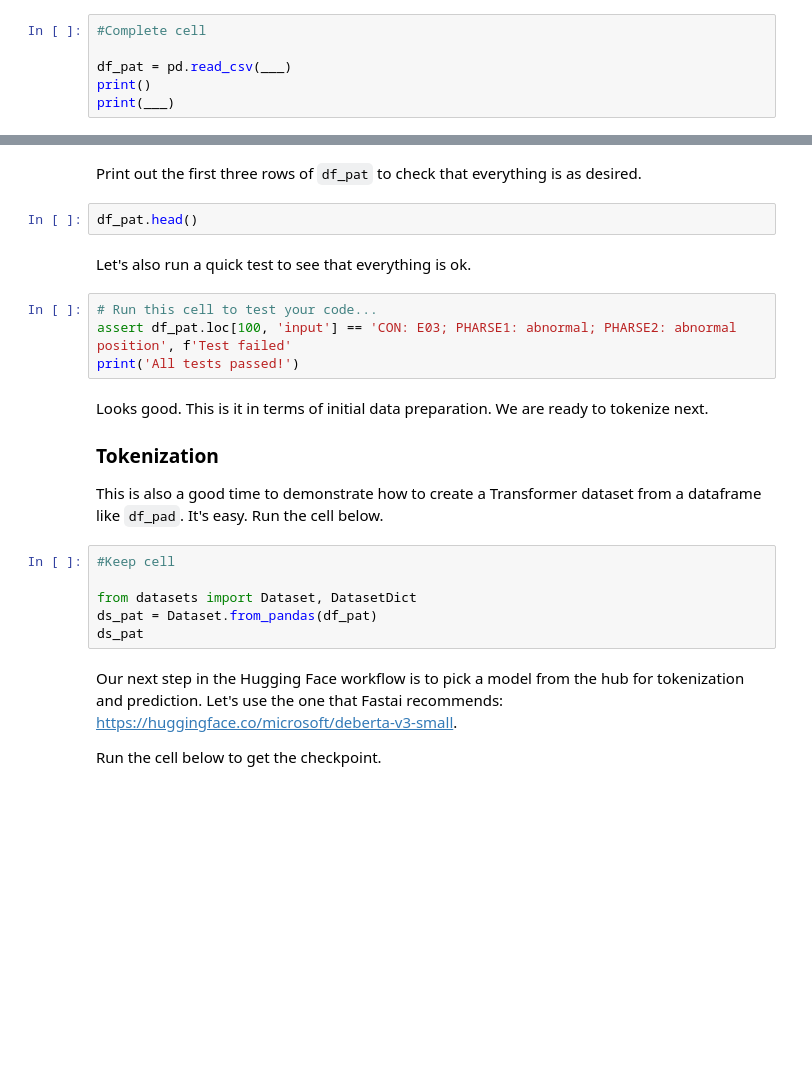
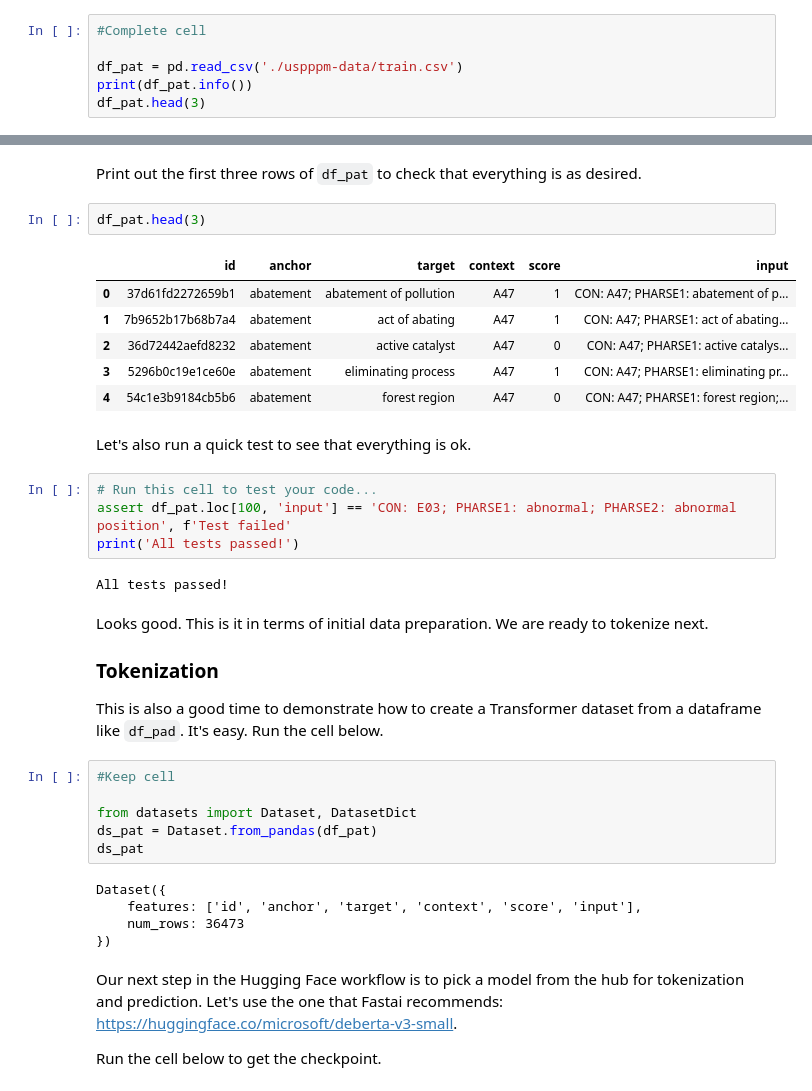
Before and after one commit to onni-Q/workshop_notebooks, a Jupyter notebook: Week4_Workshop.ipynb, the cells around one changed output, grey strips where cells are left out. Cells and saved outputs as stored; diff of their text form; blank space fills up the shorter version.

```diff
--- a/Week4_Workshop.ipynb
+++ b/Week4_Workshop.ipynb
@@ -1149,6 +1174,6 @@ Let's load the data into a dataframe `df_pat`. Complete the cell below and print
 # %%
 #Complete cell
 
-df_pat = pd.read_csv(___)
-print()
-print(___)
+df_pat = pd.read_csv('./uspppm-data/train.csv')
+print(df_pat.info())
+df_pat.head(3)
@@ -1224,13 +1334,22 @@ df_pat['score'] = np.where(df_pat['score'] < 0.5, 0, 1)
 # %% [markdown]
 Print out the first three rows of `df_pat` to check that everything is as desired.
 # %%
-df_pat.head()
+df_pat.head(3)
+# %% [output]
+|  | id | anchor | target | context | score | input |
+| 0 | 37d61fd2272659b1 | abatement | abatement of pollution | A47 | 1 | CON: A47; PHARSE1: abatement of p... |
+| 1 | 7b9652b17b68b7a4 | abatement | act of abating | A47 | 1 | CON: A47; PHARSE1: act of abating... |
+| 2 | 36d72442aefd8232 | abatement | active catalyst | A47 | 0 | CON: A47; PHARSE1: active catalys... |
+| 3 | 5296b0c19e1ce60e | abatement | eliminating process | A47 | 1 | CON: A47; PHARSE1: eliminating pr... |
+| 4 | 54c1e3b9184cb5b6 | abatement | forest region | A47 | 0 | CON: A47; PHARSE1: forest region;... |
 # %% [markdown]
 Let's also run a quick test to see that everything is ok.
 # %%
 # Run this cell to test your code...
 assert df_pat.loc[100, 'input'] == 'CON: E03; PHARSE1: abnormal; PHARSE2: abnormal position', f'Test failed'
 print('All tests passed!')
+# %% [output]
+All tests passed!
 # %% [markdown]
 Looks good. This is it in terms of initial data preparation. We are ready to tokenize next.
 
@@ -1243,6 +1362,11 @@ This is also a good time to demonstrate how to create a Transformer dataset from
 from datasets import Dataset, DatasetDict
 ds_pat = Dataset.from_pandas(df_pat)
 ds_pat
+# %% [output]
+Dataset({
+    features: ['id', 'anchor', 'target', 'context', 'score', 'input'],
+    num_rows: 36473
+})
 # %% [markdown]
 Our next step in the Hugging Face workflow is to pick a model from the hub for tokenization and prediction. Let's use the one that Fastai recommends: https://huggingface.co/microsoft/deberta-v3-small.
 
```
Also changed, not shown: parts of 41 cells of this notebook.
